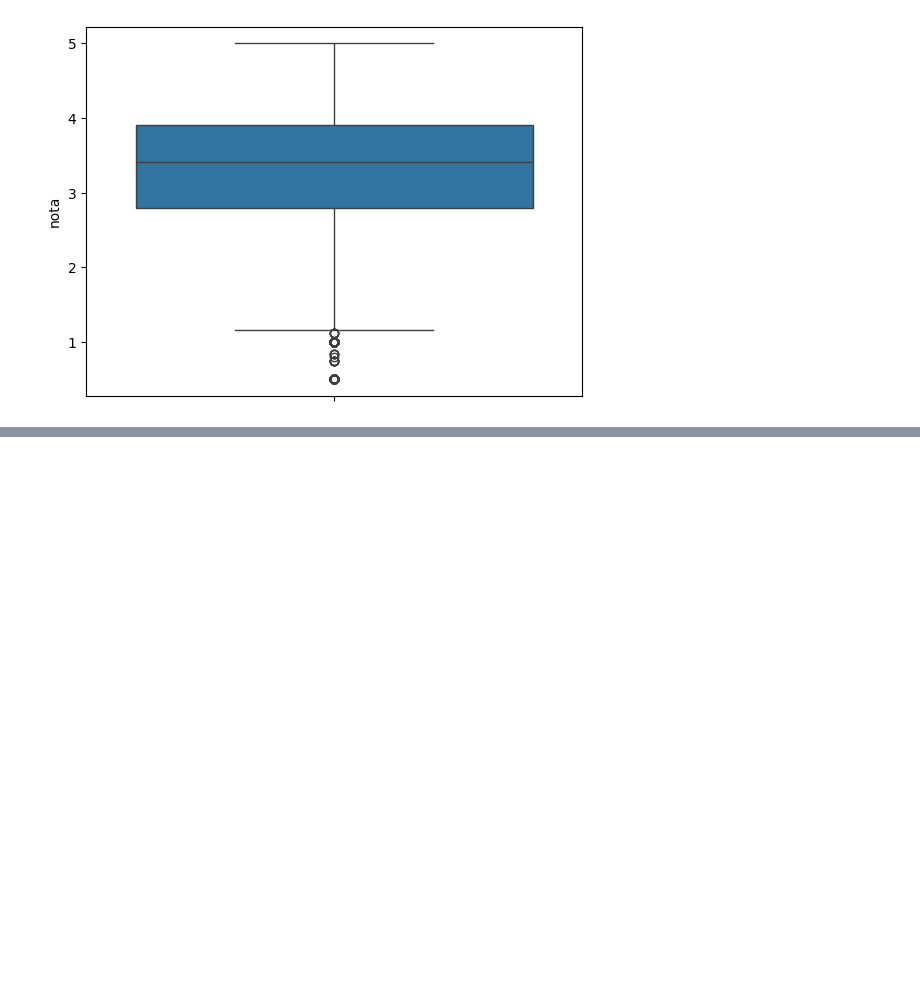
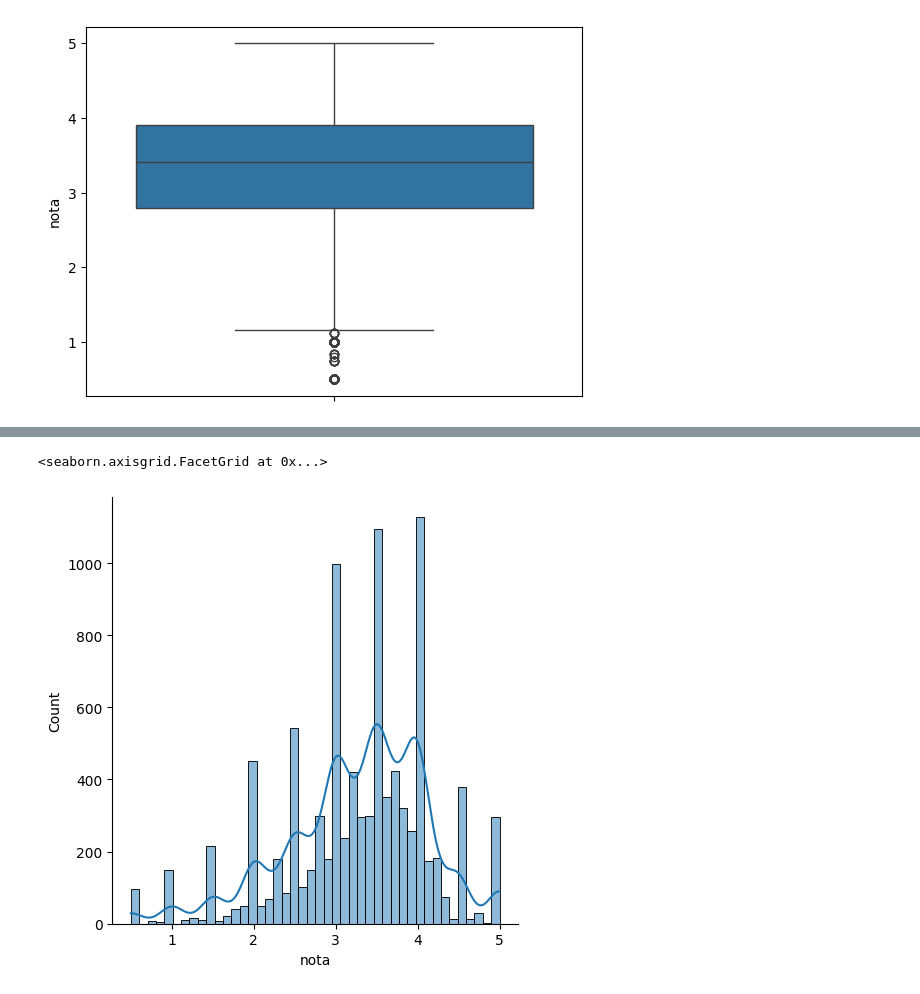
Before and after one commit to annaklaracss/data_science-, a Jupyter notebook: introdu_o_a_data_science.ipynb, the cells around one changed output, grey strips where cells are left out. Cells and saved outputs as stored; diff of their text form; code cells hidden in the pictures; blank space fills up the shorter version.

```diff
--- a/introdu_o_a_data_science.ipynb
+++ b/introdu_o_a_data_science.ipynb
@@ -272,0 +289,5 @@ medias.describe()
+# %%
+sns.displot(medias, kde= True)
+# %% [output]
+<seaborn.axisgrid.FacetGrid at 0x...>
+[figure, added]
```
Also changed, not shown: parts of 5 cells of this notebook.
